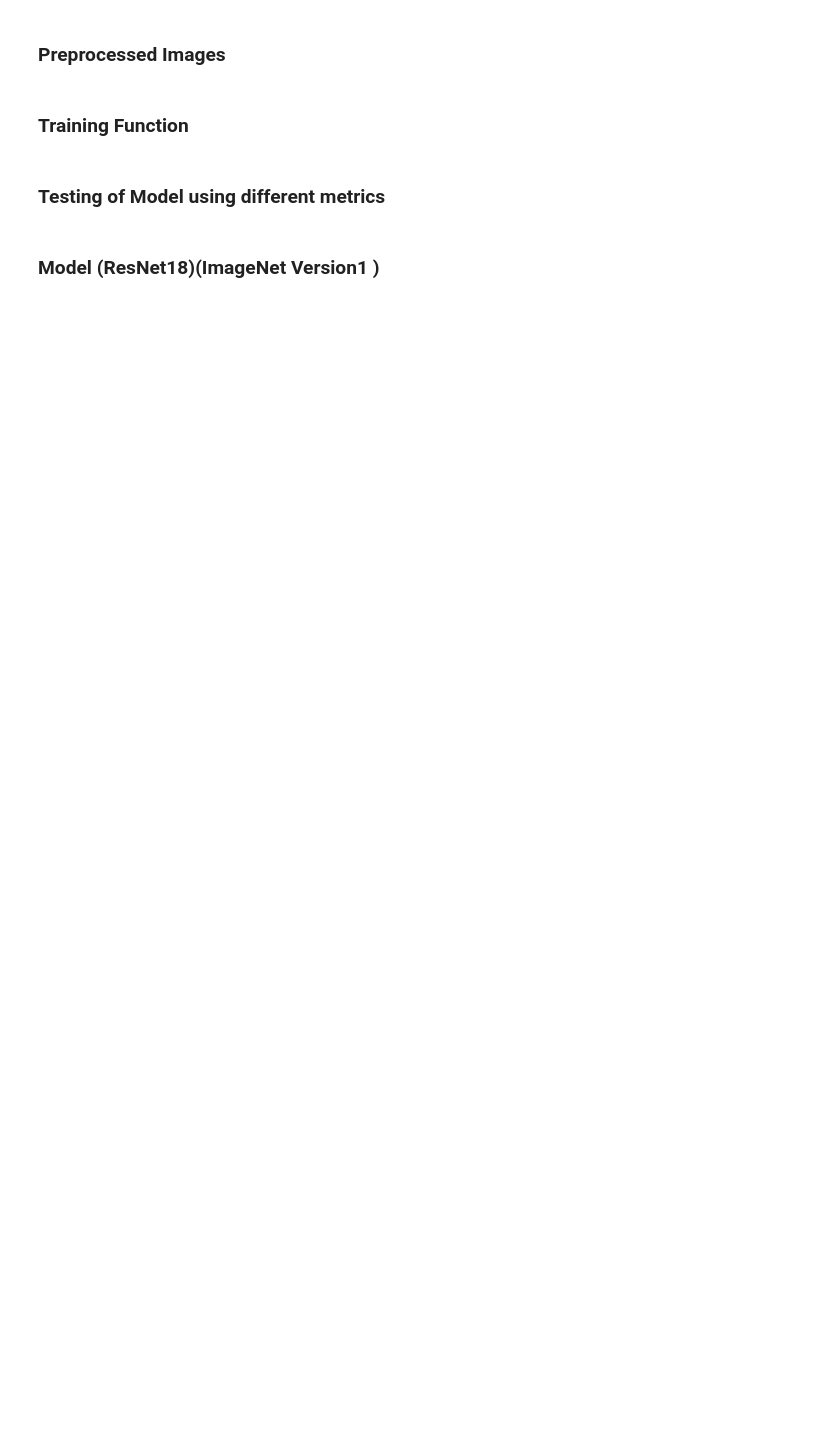
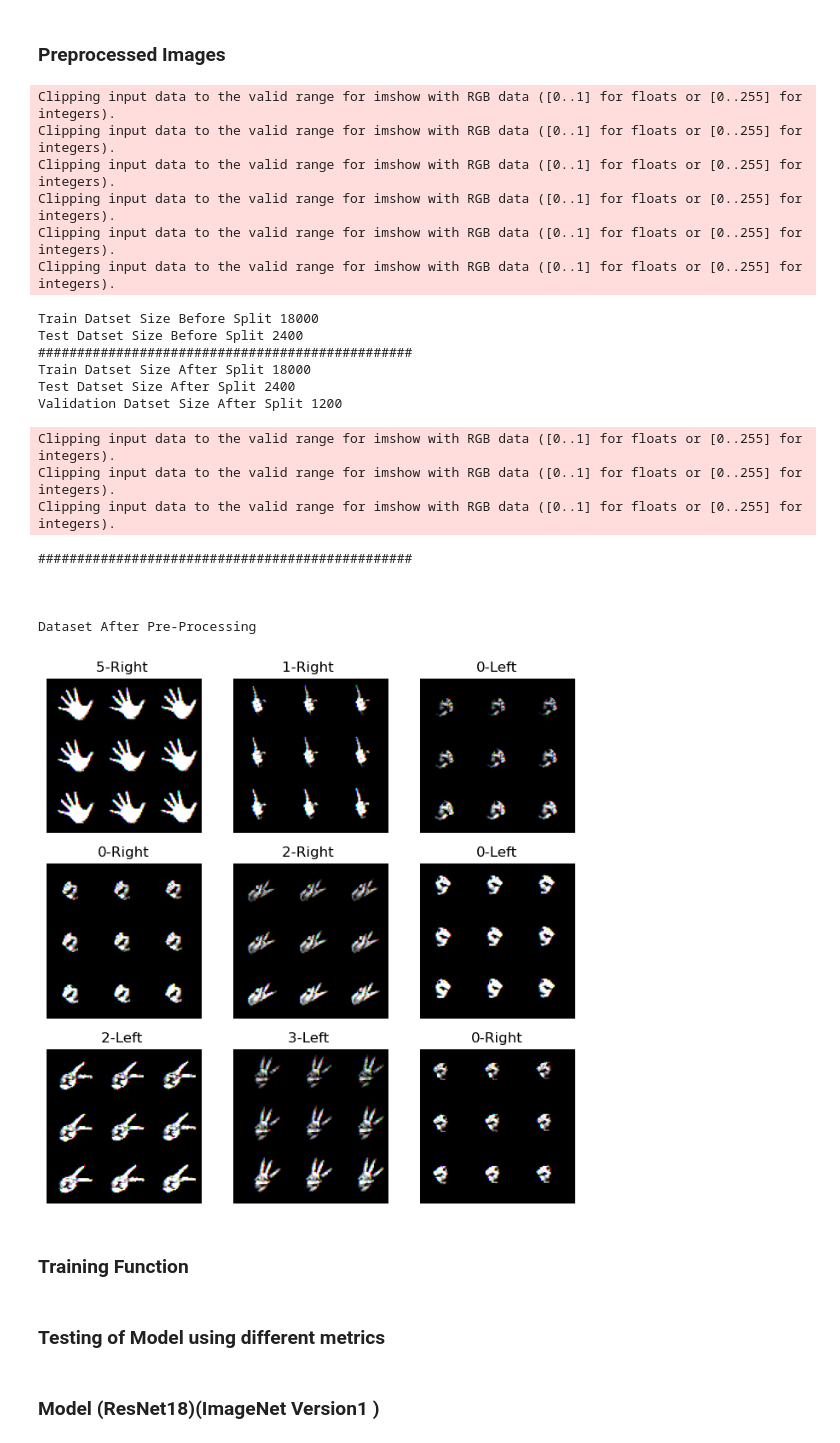
Before and after one commit to Vasudev-Sharma-13/Aritificial_Intelligence_Assignment, a Jupyter notebook: A3_Q4.ipynb, the cells around one changed output. Cells and saved outputs as stored; diff of their text form; code cells hidden in the pictures; blank space fills up the shorter version.

Commit message:
Training models done
Training models done

```diff
--- a/A3_Q4.ipynb
+++ b/A3_Q4.ipynb
@@ -157,7 +158,29 @@ plt.imshow(BeforeImage)
 # %%
 def Display(data_dir_input,batch_sizeGiven,input_size,test_split,val_split,flag=1):
   data_loader(data_dir_input,batch_sizeGiven,input_size,test_split,val_split,1)
-Display("C:/Users/vshar/OneDrive/Desktop/Finger/fingers",32, (128, 128) ,0.2, 0.1,1 )
+Display(new_path,32, (128, 128) ,0.2, 0.1,1 )
+# %% [output]
+Clipping input data to the valid range for imshow with RGB data ([0..1] for floats or [0..255] for integers).
+Clipping input data to the valid range for imshow with RGB data ([0..1] for floats or [0..255] for integers).
+Clipping input data to the valid range for imshow with RGB data ([0..1] for floats or [0..255] for integers).
+Clipping input data to the valid range for imshow with RGB data ([0..1] for floats or [0..255] for integers).
+Clipping input data to the valid range for imshow with RGB data ([0..1] for floats or [0..255] for integers).
+Clipping input data to the valid range for imshow with RGB data ([0..1] for floats or [0..255] for integers).
+Train Datset Size Before Split 18000
+Test Datset Size Before Split 2400
+################################################
+Train Datset Size After Split 18000
+Test Datset Size After Split 2400
+Validation Datset Size After Split 1200
+Clipping input data to the valid range for imshow with RGB data ([0..1] for floats or [0..255] for integers).
+Clipping input data to the valid range for imshow with RGB data ([0..1] for floats or [0..255] for integers).
+Clipping input data to the valid range for imshow with RGB data ([0..1] for floats or [0..255] for integers).
+################################################
+
+
+
+Dataset After Pre-Processing
+[figure, added]
 # %% [markdown]
 ### **Training Function**
 # %%
```
Also changed, not shown: parts of 31 cells of this notebook.
